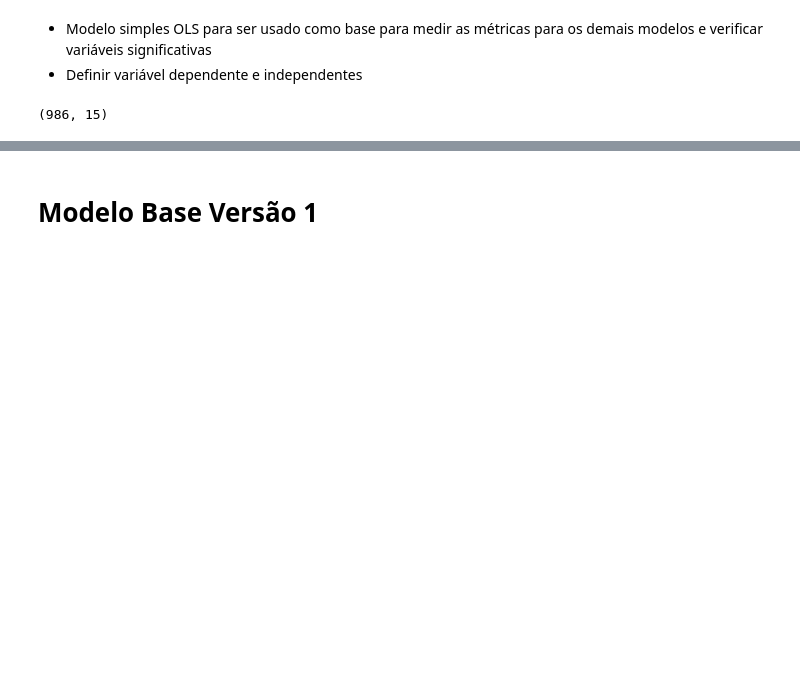
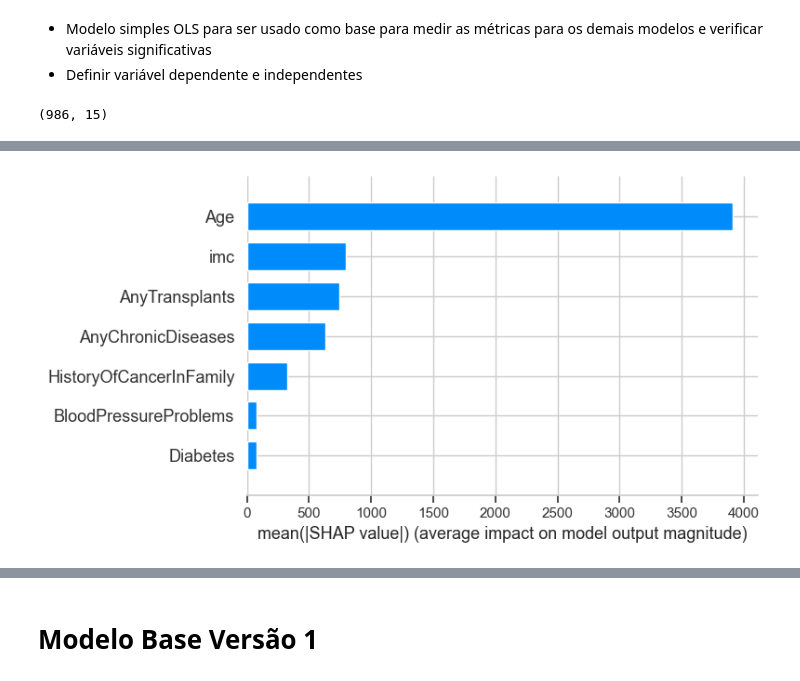
Before and after one commit to robsoncalixto/fiap-tech-challenge-01, a Jupyter notebook: Tech_Challenge_Modelagem.ipynb, the cells around one changed output, grey strips where cells are left out. Cells and saved outputs as stored; diff of their text form; code cells hidden in the pictures; blank space fills up the shorter version.

```diff
--- a/Tech_Challenge_Modelagem.ipynb
+++ b/Tech_Challenge_Modelagem.ipynb
@@ -99,0 +180,4 @@ df_dados.shape
+# %%
+shap.summary_plot(shap_values, X_train, plot_type="bar", show=True)
+# %% [output]
+[figure, added]
```
Also changed, not shown: parts of 21 cells of this notebook, 2 other files.
